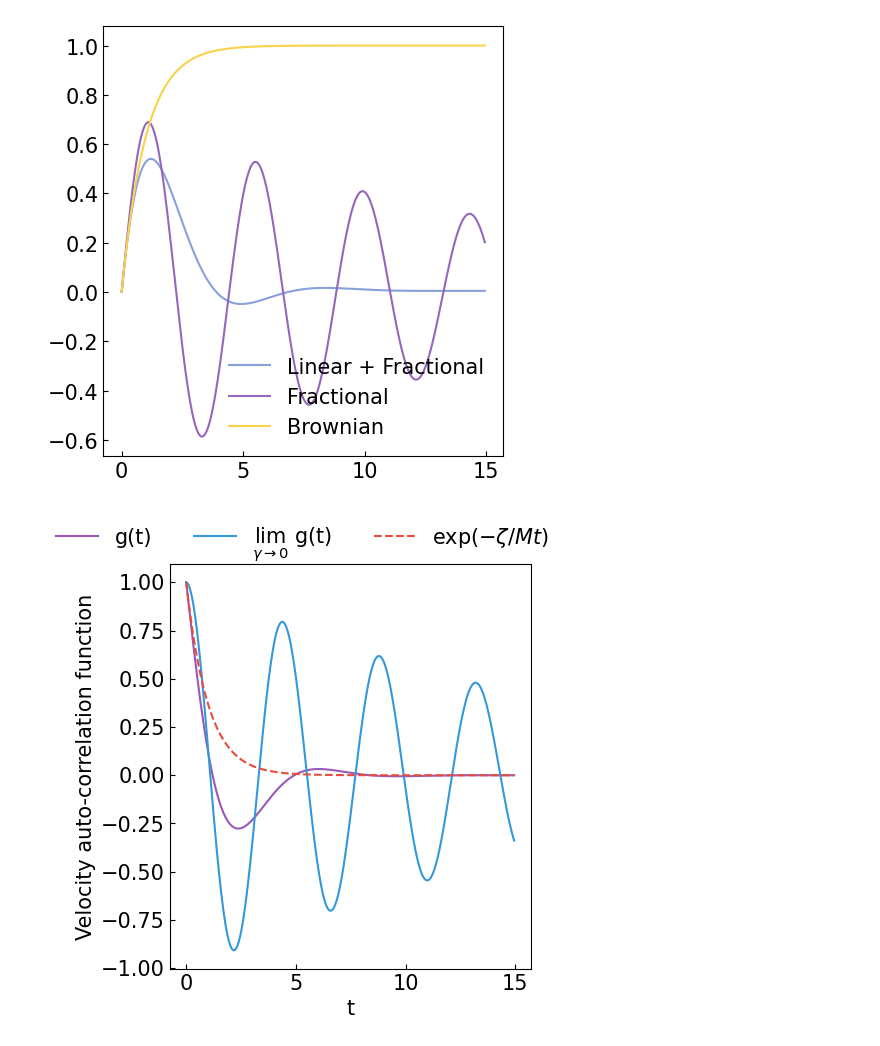
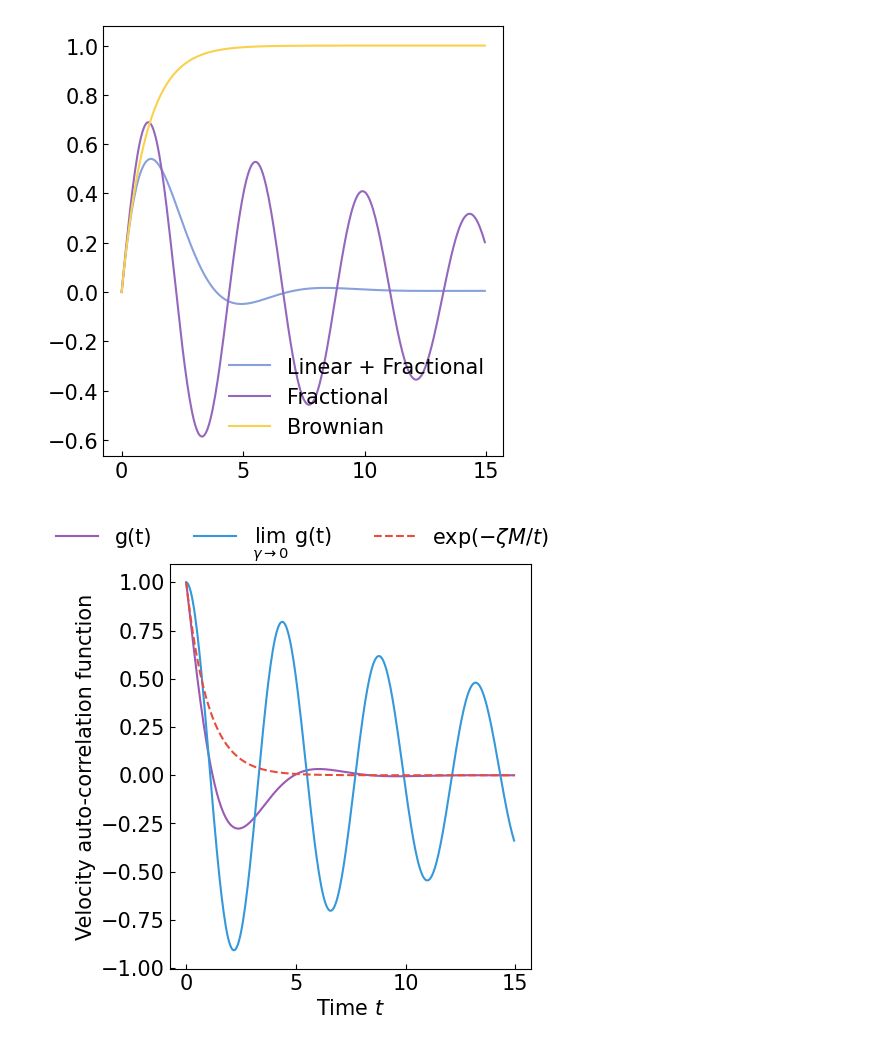
Before and after one commit to davidsantiagoquevedo/fractional-langevin-equations, a Jupyter notebook: analysis/inspect_fLe_rlaxation_functions.ipynb, the cells around one changed output. Drawn from its saved outputs; the diff is of its cells as text; code cells hidden in the pictures.

```diff
--- a/analysis/inspect_fLe_rlaxation_functions.ipynb
+++ b/analysis/inspect_fLe_rlaxation_functions.ipynb
@@ -121,14 +121,14 @@ ax.legend()
 # %%
 fig, ax = plt.subplots()
 ax.plot(eq1.t, eq1.corr_v, label = "g(t)", color = "#9b59b6")
 ax.plot(eq2.t, eq2.corr_v, label = r"$\lim_{\gamma \rightarrow 0}}$ g(t)", color = "#3498db")
-ax.plot(brownian.t, corr_v_brownian(brownian), label = r"$\exp(-\zeta/Mt)$", color = "#e74c3c", ls = "--")
-ax.set_xlabel("t")
+ax.plot(brownian.t, corr_v_brownian(brownian), label = r"$\exp(-\zeta M/t)$", color = "#e74c3c", ls = "--")
+ax.set_xlabel(r"Time $t$")
 ax.set_ylabel("Velocity auto-correlation function")
 handles, labels = ax.get_legend_handles_labels()
 
 fig.legend(handles, labels, bbox_to_anchor = (1.03, 1.07), ncol = 3)
 fig.tight_layout()
-fig.savefig("../outs/vacf.png", dpi = 100)
+fig.savefig("../outs/vacf.png", dpi = 300)
 # %% [output]
-[figure, old version]
+[figure, new version]
```
